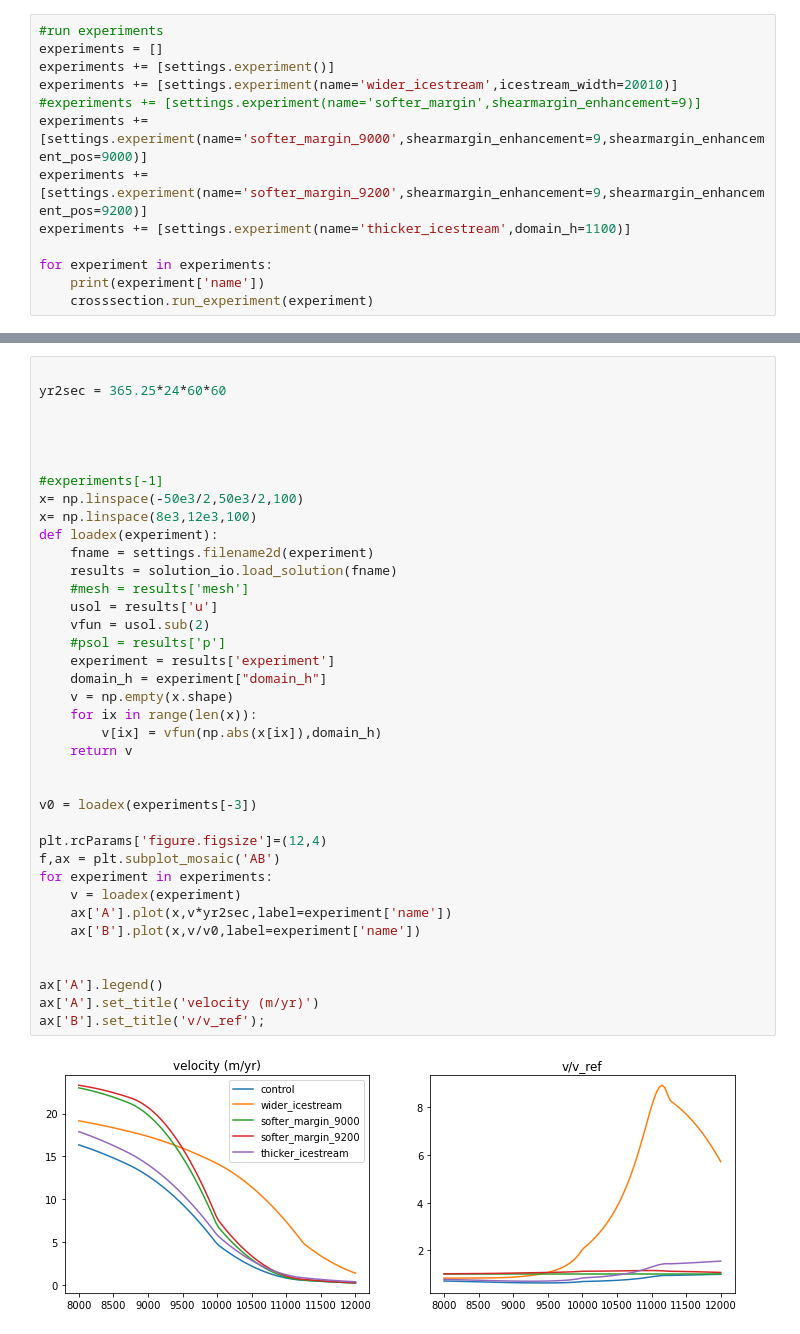
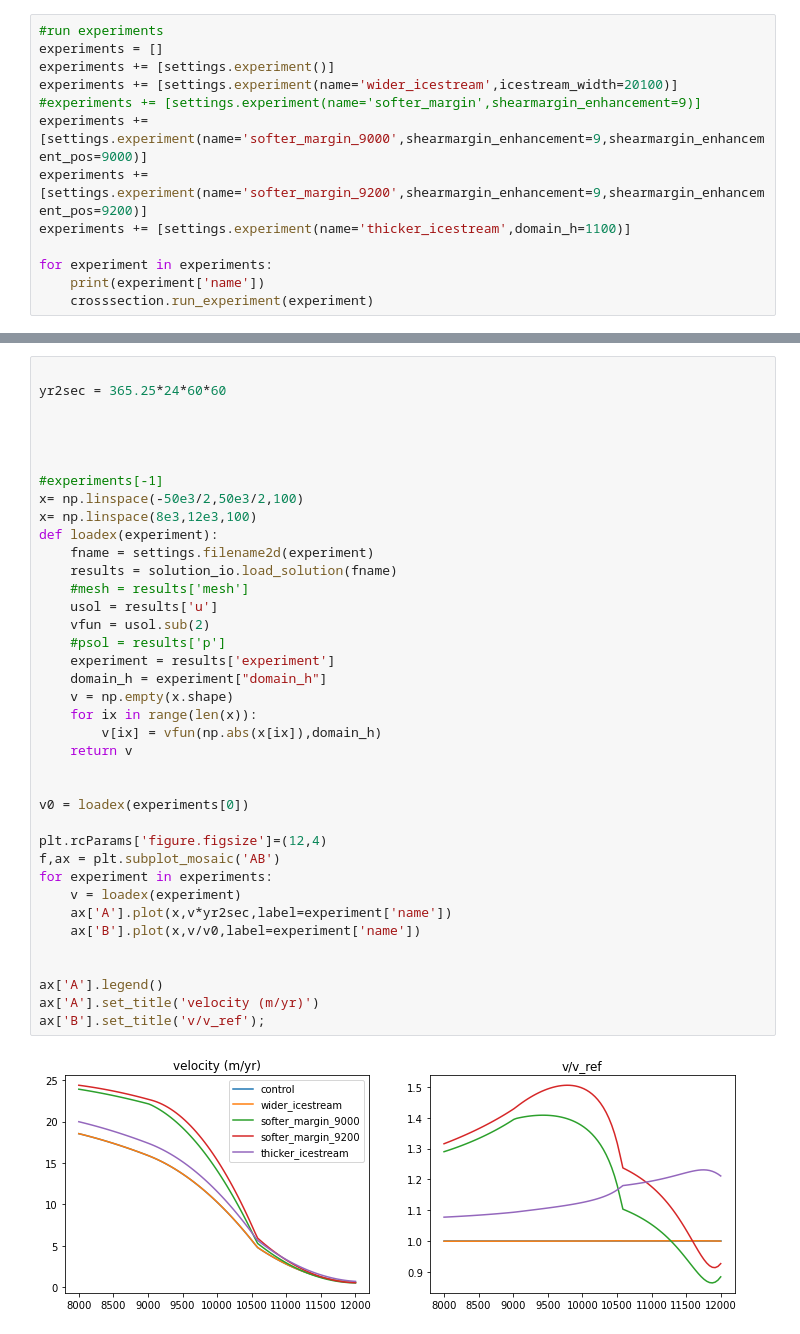
Before and after one commit to grinsted/boxyicestream, a Jupyter notebook: code/testing.ipynb, the cells around one changed output, grey strips where cells are left out. Saved outputs shown, nothing was run; the diff lists cells and outputs as text.

```diff
--- a/code/testing.ipynb
+++ b/code/testing.ipynb
@@ -18,7 +17,7 @@ UsageError: Invalid GUI request 'svg', valid ones are:dict_keys(['inline', 'nbag
 #run experiments
 experiments = []
 experiments += [settings.experiment()]
-experiments += [settings.experiment(name='wider_icestream',icestream_width=20010)]
+experiments += [settings.experiment(name='wider_icestream',icestream_width=20100)]
 #experiments += [settings.experiment(name='softer_margin',shearmargin_enhancement=9)]
 experiments += [settings.experiment(name='softer_margin_9000',shearmargin_enhancement=9,shearmargin_enhancement_pos=9000)]
 experiments += [settings.experiment(name='softer_margin_9200',shearmargin_enhancement=9,shearmargin_enhancement_pos=9200)]
@@ -44,32 +55,32 @@ yr2sec = 365.25*24*60*60
 x= np.linspace(-50e3/2,50e3/2,100)
 x= np.linspace(8e3,12e3,100)
 def loadex(experiment):
     fname = settings.filename2d(experiment)
     results = solution_io.load_solution(fname)
     #mesh = results['mesh']
     usol = results['u']
     vfun = usol.sub(2)
     #psol = results['p']
     experiment = results['experiment']
     domain_h = experiment["domain_h"]
     v = np.empty(x.shape)
     for ix in range(len(x)):
         v[ix] = vfun(np.abs(x[ix]),domain_h)
     return v
 
 
-v0 = loadex(experiments[-3])
+v0 = loadex(experiments[0])
 
 plt.rcParams['figure.figsize']=(12,4)
 f,ax = plt.subplot_mosaic('AB')
 for experiment in experiments:
     v = loadex(experiment)
     ax['A'].plot(x,v*yr2sec,label=experiment['name'])
     ax['B'].plot(x,v/v0,label=experiment['name'])
 
 
 ax['A'].legend()
 ax['A'].set_title('velocity (m/yr)')
 ax['B'].set_title('v/v_ref');
 # %% [output]
-[figure, old version]
+[figure, new version]
```
Also changed, not shown: parts of 2 cells of this notebook, 1 other file.
